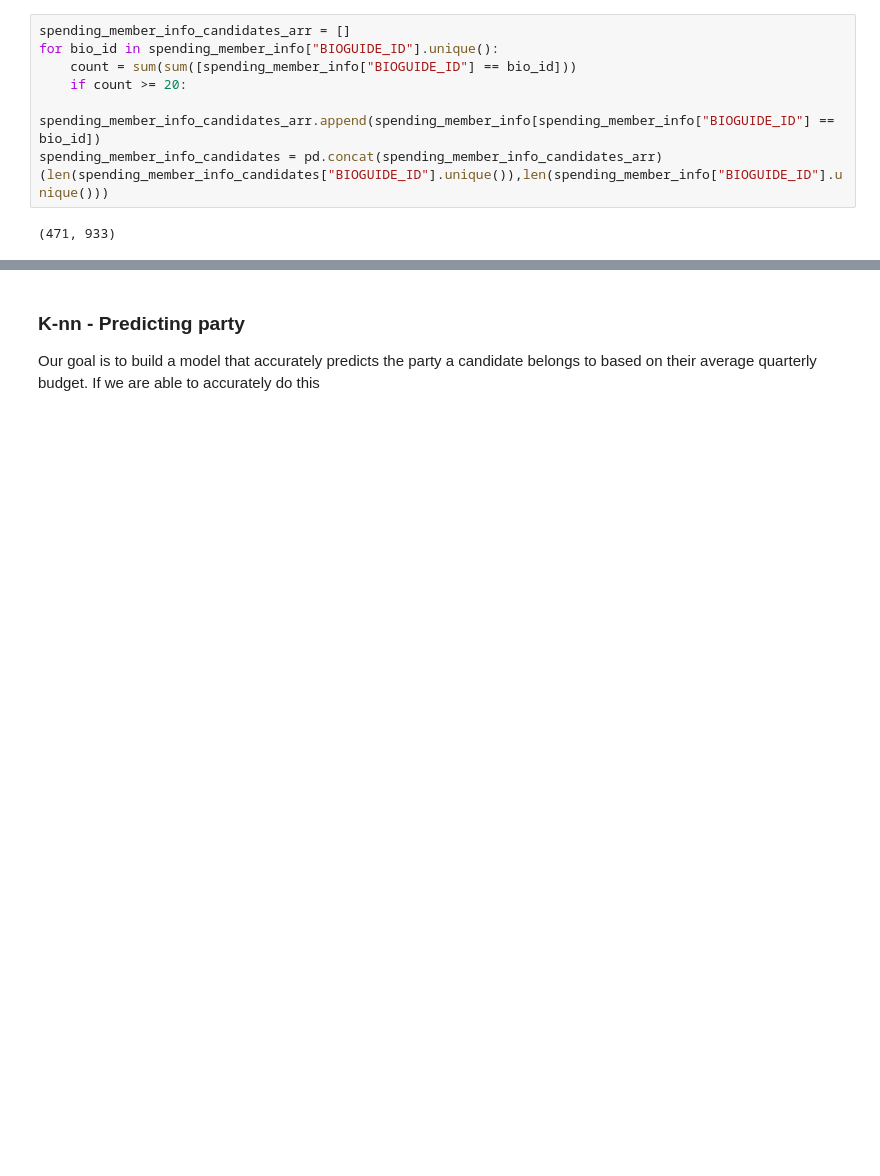
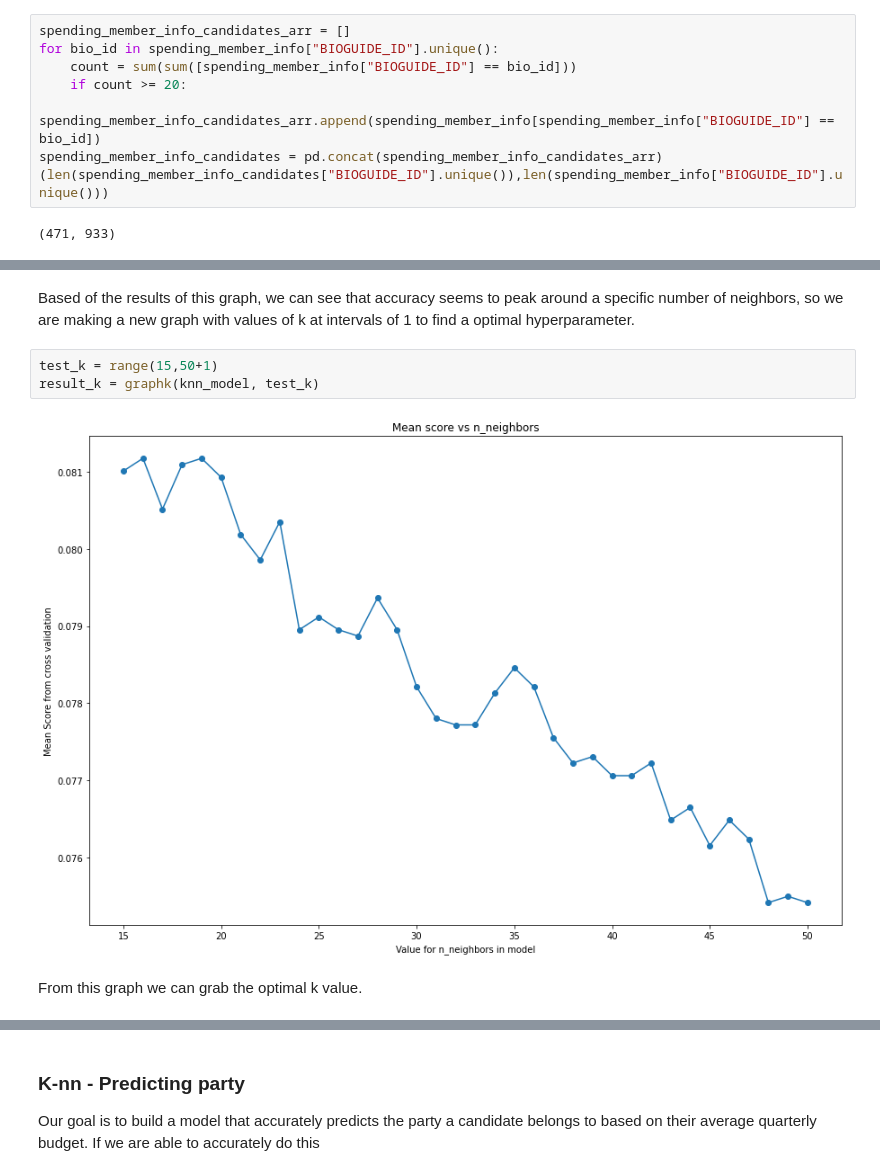
Before and after one commit to AndrewTrackim/cmsc320-final, a Jupyter notebook: final_tutorial.ipynb, the cells around one changed output, grey strips where cells are left out. Saved outputs shown, nothing was run; the diff lists cells and outputs as text; blank space fills up the shorter version.

```diff
--- a/final_tutorial.ipynb
+++ b/final_tutorial.ipynb
@@ -375,3 +368,12 @@ fig.show()
+# %% [markdown]
+Based of the results of this graph, we can see that accuracy seems to peak around a specific number of neighbors, so we are making a new graph with values of k at intervals of 1 to find a optimal hyperparameter.
+# %%
+test_k = range(15,50+1)
+result_k = graphk(knn_model, test_k)
+# %% [output]
+[figure, added]
+# %% [markdown]
+From this graph we can grab the optimal k value.
 # %%
 max_score = max(result_k)
 index_of_max = result_k.index(max_score)
```
Also changed, not shown: parts of 35 cells of this notebook.
